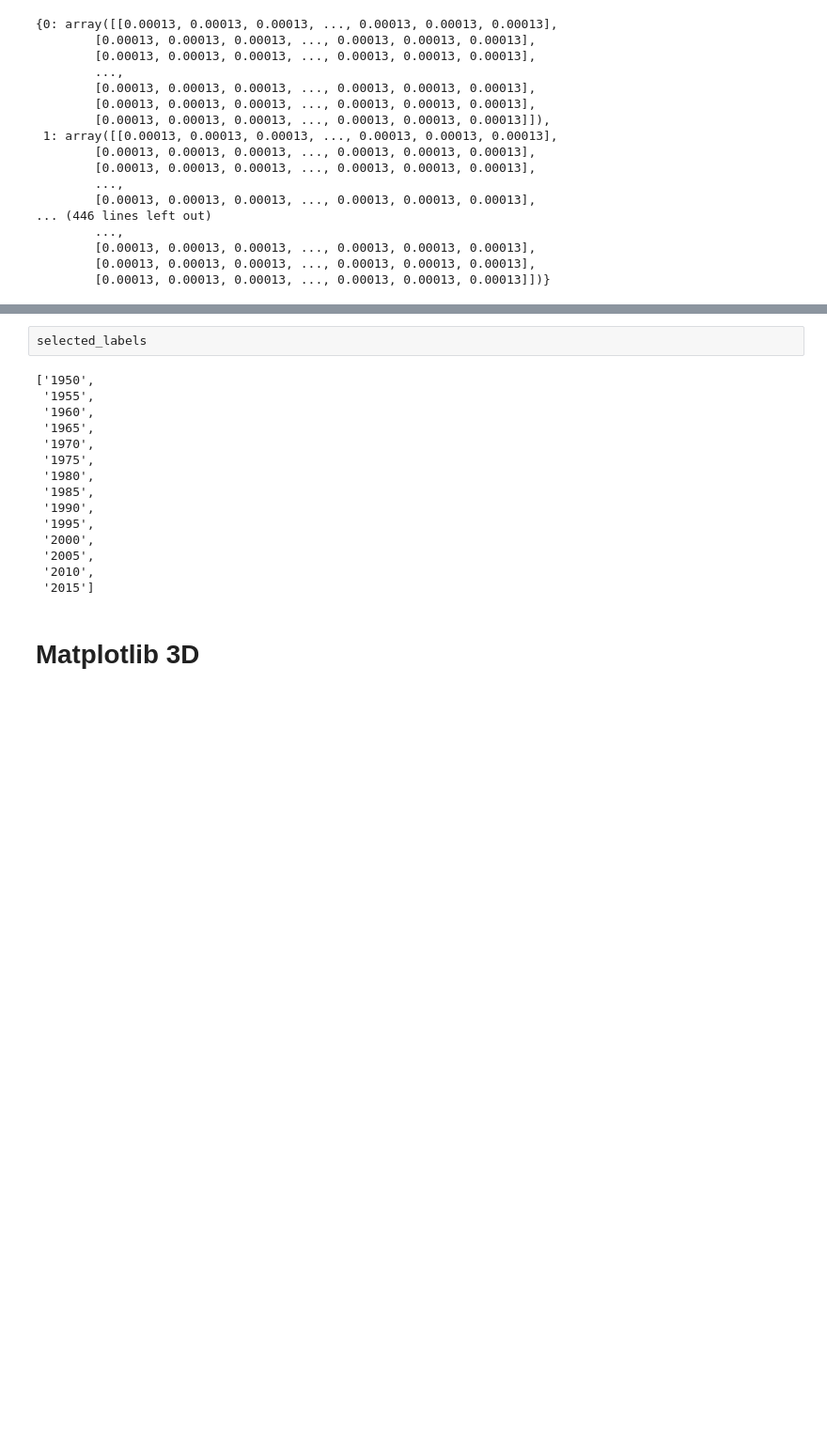
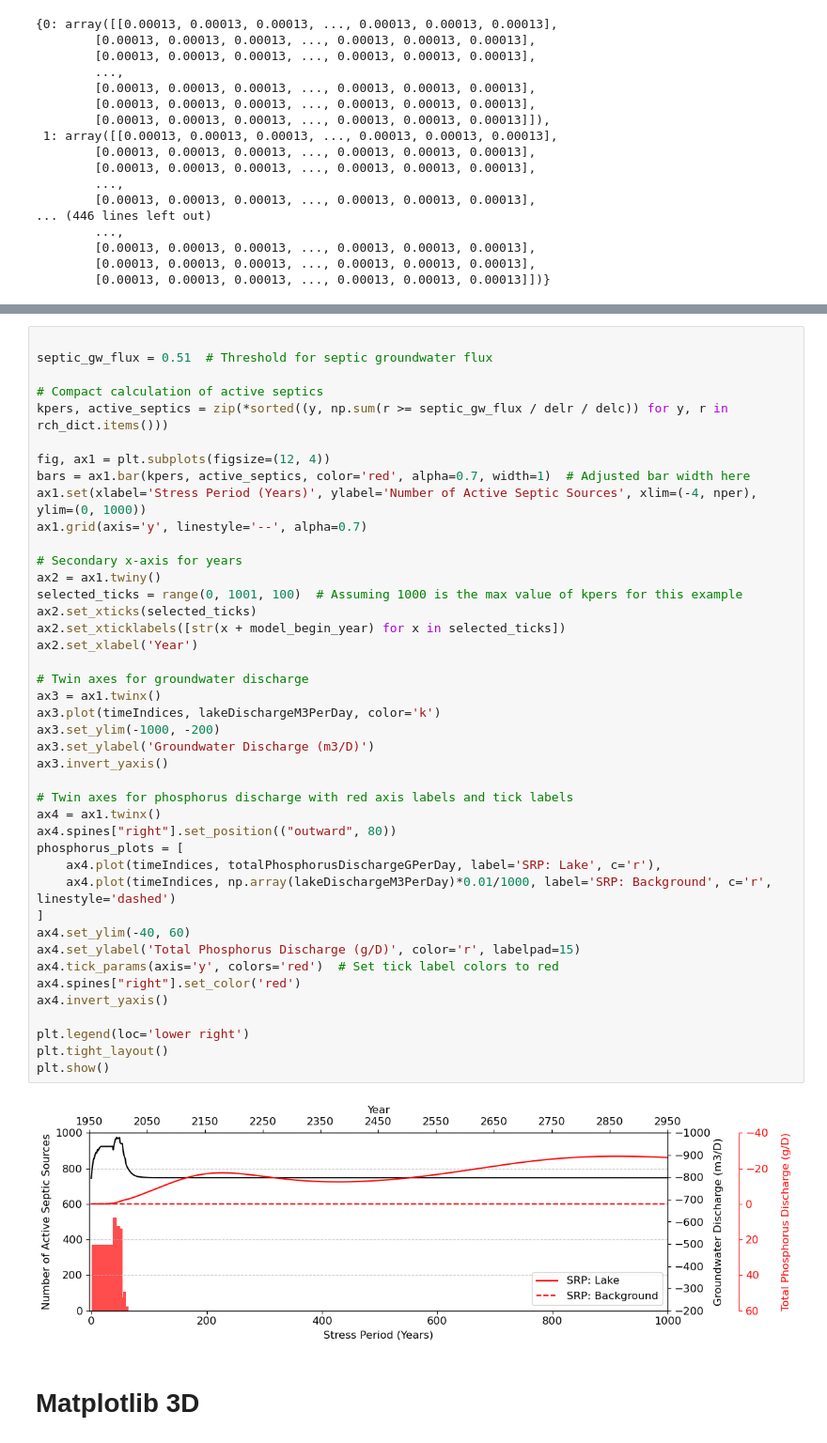
Before and after one commit to Shuyang-Wang/wasaga_model, a Jupyter notebook: wasaga_3d/plot_wasaga_3d.ipynb, the cells around one changed output, grey strips where cells are left out. Shown at 94% size. Saved outputs shown, nothing was run; the diff lists cells and outputs as text; blank space fills up the shorter version.

```diff
--- a/wasaga_3d/plot_wasaga_3d.ipynb
+++ b/wasaga_3d/plot_wasaga_3d.ipynb
@@ -1555,20 +1572,47 @@ plt.show()
-# %%
-selected_labels
-# %% [output]
-['1950',
- '1955',
- '1960',
- '1965',
- '1970',
- '1975',
- '1980',
- '1985',
- '1990',
- '1995',
- '2000',
- '2005',
- '2010',
- '2015']
+# %%
+
+septic_gw_flux = 0.51  # Threshold for septic groundwater flux
+
+# Compact calculation of active septics
+kpers, active_septics = zip(*sorted((y, np.sum(r >= septic_gw_flux / delr / delc)) for y, r in rch_dict.items()))
+
+fig, ax1 = plt.subplots(figsize=(12, 4))
+bars = ax1.bar(kpers, active_septics, color='red', alpha=0.7, width=1)  # Adjusted bar width here
+ax1.set(xlabel='Stress Period (Years)', ylabel='Number of Active Septic Sources', xlim=(-4, nper), ylim=(0, 1000))
+ax1.grid(axis='y', linestyle='--', alpha=0.7)
+
+# Secondary x-axis for years
+ax2 = ax1.twiny()
+selected_ticks = range(0, 1001, 100)  # Assuming 1000 is the max value of kpers for this example
+ax2.set_xticks(selected_ticks)
+ax2.set_xticklabels([str(x + model_begin_year) for x in selected_ticks])
+ax2.set_xlabel('Year')
+
+# Twin axes for groundwater discharge
+ax3 = ax1.twinx()
+ax3.plot(timeIndices, lakeDischargeM3PerDay, color='k')
+ax3.set_ylim(-1000, -200)
+ax3.set_ylabel('Groundwater Discharge (m3/D)')
+ax3.invert_yaxis()
+
+# Twin axes for phosphorus discharge with red axis labels and tick labels
+ax4 = ax1.twinx()
+ax4.spines["right"].set_position(("outward", 80))
+phosphorus_plots = [
+    ax4.plot(timeIndices, totalPhosphorusDischargeGPerDay, label='SRP: Lake', c='r'),
+    ax4.plot(timeIndices, np.array(lakeDischargeM3PerDay)*0.01/1000, label='SRP: Background', c='r', linestyle='dashed')
+]
+ax4.set_ylim(-40, 60)
+ax4.set_ylabel('Total Phosphorus Discharge (g/D)', color='r', labelpad=15)
+ax4.tick_params(axis='y', colors='red')  # Set tick label colors to red
+ax4.spines["right"].set_color('red')
+ax4.invert_yaxis()
+
+plt.legend(loc='lower right')
+plt.tight_layout()
+plt.show()
+# %% [output]
+[figure, added]
 # %% [markdown]
 # Matplotlib 3D
 # %%
```
Also changed, not shown: parts of 3 cells of this notebook, 1 other file.
